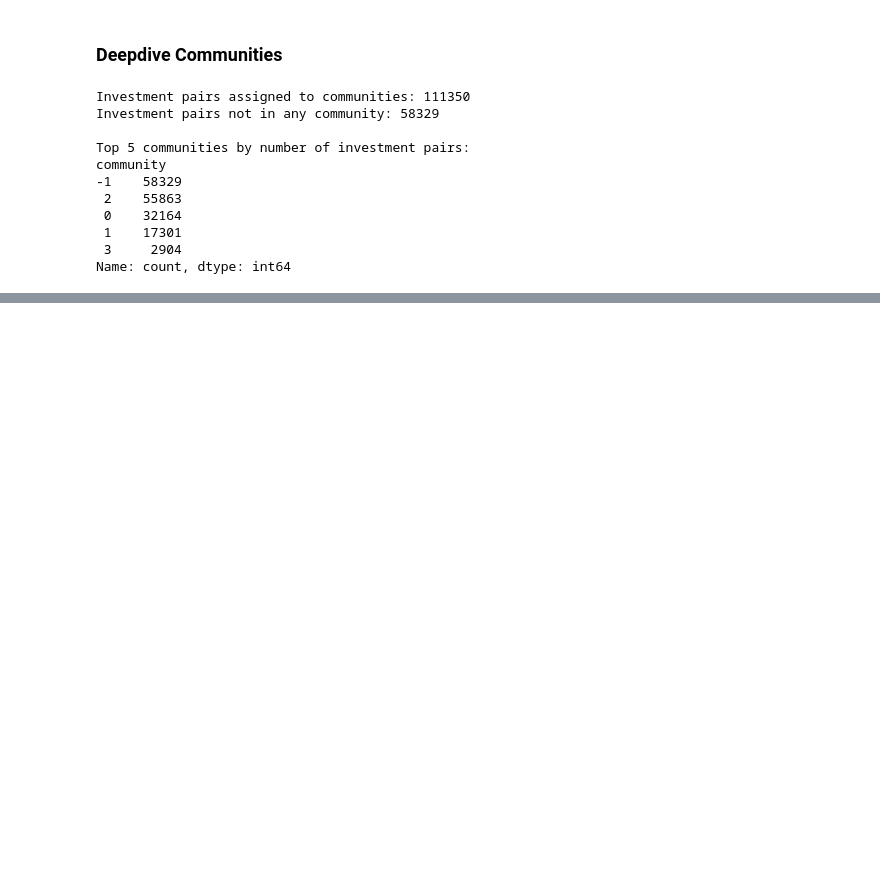
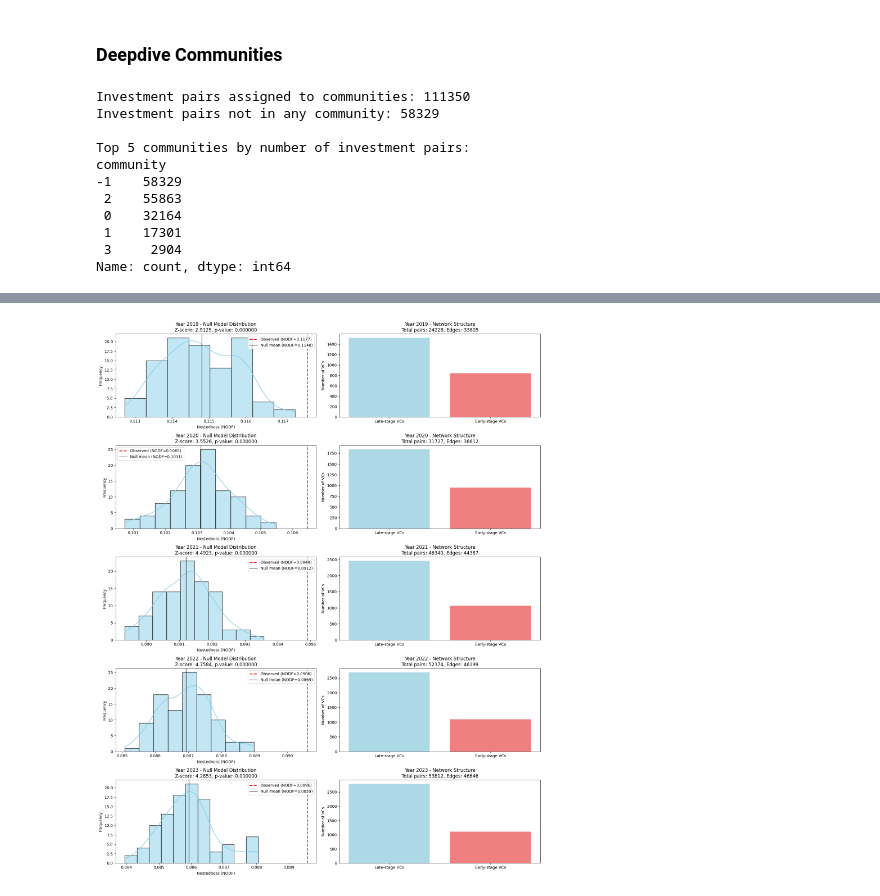
Before and after one commit to joaomelga/innovation-networks-exploration, a Jupyter notebook: analysis/vc-bipartite-network/vc_bipartite_explore_communities.ipynb, the cells around one changed output, grey strips where cells are left out. Drawn from its saved outputs; the diff is of its cells as text; code cells hidden in the pictures; blank space fills up the shorter version.

```diff
--- a/analysis/vc-bipartite-network/vc_bipartite_explore_communities.ipynb
+++ b/analysis/vc-bipartite-network/vc_bipartite_explore_communities.ipynb
@@ -603,0 +1661,13 @@ for column in categorical_columns:
+# %%
+# Focus on community 2 for temporal nestedness analysis
+target_community = 2
+community_2_data = community_data[target_community].copy()
+
+print(f"Community {target_community} temporal analysis")
+print(f"Total investment pairs: {len(community_2_data)}")
+print(f"Year range: {community_2_data['year'].min()} to {community_2_data['year'].max()}")
+
+# Show year distribution
+year_counts = community_2_data['year'].value_counts().sort_index()
+print(f"\nInvestment pairs per year:")
+print(year_counts)
@@ -603,0 +2014,57 @@ for column in categorical_columns:
+# %%
+# Detailed analysis of significant periods
+if len(community_2_nestedness_df) > 0:
+    significant_periods = community_2_nestedness_df[community_2_nestedness_df['significance'] == 'significant']
+
+    if len(significant_periods) > 0:
+        print(f"\nDetailed Analysis of Significant Periods for Community {target_community}:")
+        print("=" * 70)
+
+        # Create detailed plots for significant periods
+        n_significant = min(len(significant_periods), 5)  # Show up to 5 most significant
+        significant_periods_sorted = significant_periods.nsmallest(n_significant, 'p_value')
+
+        fig, axes = plt.subplots(n_significant, 2, figsize=(16, 4*n_significant))
+        if n_significant == 1:
+            axes = axes.reshape(1, -1)
+
+        for i, (_, row) in enumerate(significant_periods_sorted.iterrows()):
+            year = row['year']
+            null_scores = row['null_scores']
+
+            print(f"\nYear {year} (Window: {row['window_start']}-{row['window_end']}):")
+            print(f"  Investment pairs: {row['num_pairs']}")
+            print(f"  Network: {row['num_left_vcs']} late-stage VCs, {row['num_right_vcs']} early-stage VCs")
+            print(f"  Edges: {row['num_edges']}, Connectance: {row['connectance']:.4f}")
+            print(f"  Observed nestedness: {row['observed_nestedness']:.4f}")
+            print(f"  Null mean ± std: {row['null_mean']:.4f} ± {row['null_std']:.4f}")
+            print(f"  Z-score: {row['z_score']:.4f}, P-value: {row['p_value']:.6f}")
+
+            if len(null_scores) > 0:
+                # Plot 1: Null model distribution
+                sns.histplot(null_scores, kde=True, color='skyblue', ax=axes[i, 0])
+                axes[i, 0].axvline(row['observed_nestedness'], color='red', linestyle='--',
+                                  linewidth=2, label=f'Observed (NODF={row["observed_nestedness"]:.4f})')
+                axes[i, 0].axvline(row['null_mean'], color='black', linestyle='-',
+                                  linewidth=1, label=f'Null mean (NODF={row["null_mean"]:.4f})')
+                axes[i, 0].set_title(f'Year {year} - Null Model Distribution\n'
+                                    f'Z-score: {row["z_score"]:.4f}, p-value: {row["p_value"]:.6f}')
+                axes[i, 0].set_xlabel('Nestedness (NODF)')
+                axes[i, 0].set_ylabel('Frequency')
+                axes[i, 0].legend()
+
+            # Plot 2: Network structure
+            axes[i, 1].bar(['Late-stage VCs', 'Early-stage VCs'],
+                          [row['num_left_vcs'], row['num_right_vcs']],
+                          color=['lightblue', 'lightcoral'])
+            axes[i, 1].set_title(f'Year {year} - Network Structure\n'
+                                f'Total pairs: {row["num_pairs"]}, Edges: {row["num_edges"]}')
+            axes[i, 1].set_ylabel('Number of VCs')
+
+        plt.tight_layout()
+        plt.show()
+    else:
+        print(f"\nNo statistically significant periods found for Community {target_community}")
+        print("This suggests that the observed nestedness is not significantly different")
+        print("from what would be expected by chance given the degree sequence.")
+# %% [output]
@@ -603,0 +2088 @@ for column in categorical_columns:
+[figure, added]
```
Also changed, not shown: parts of 26 cells of this notebook.
